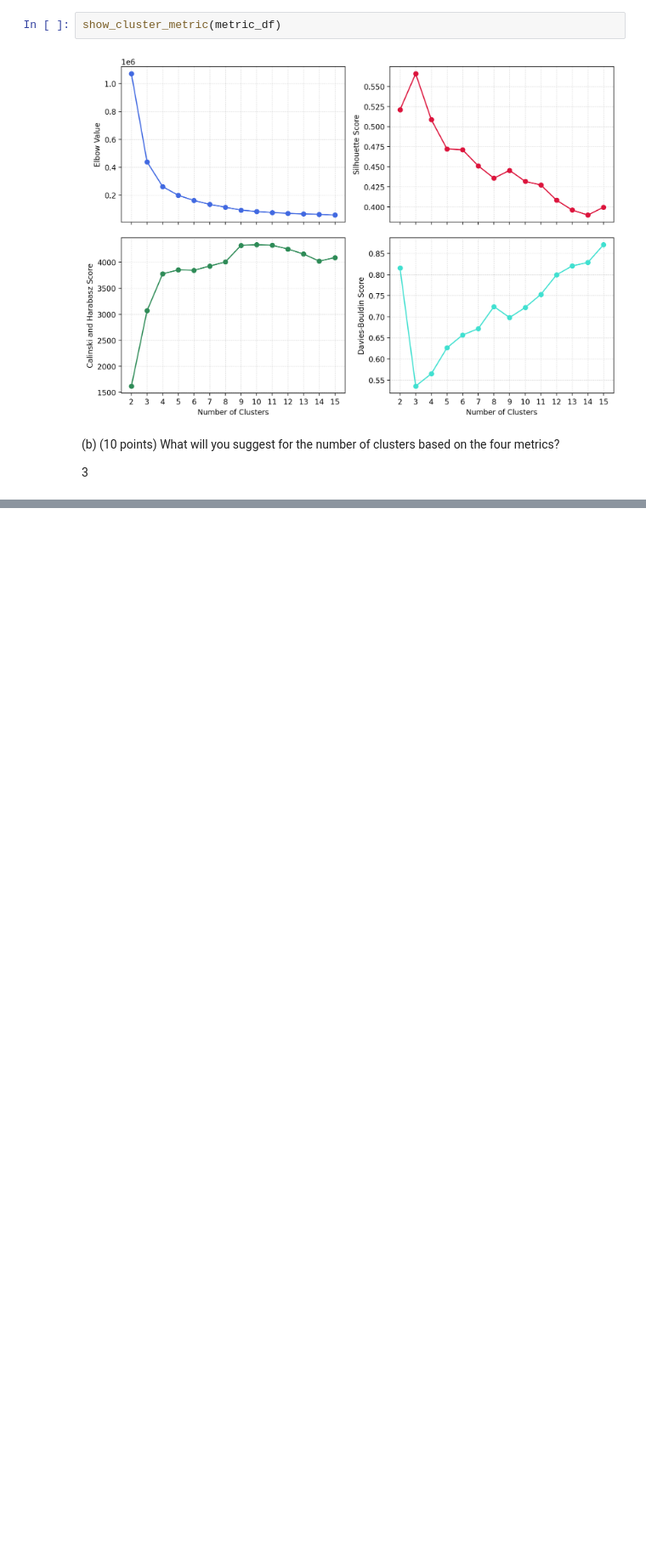
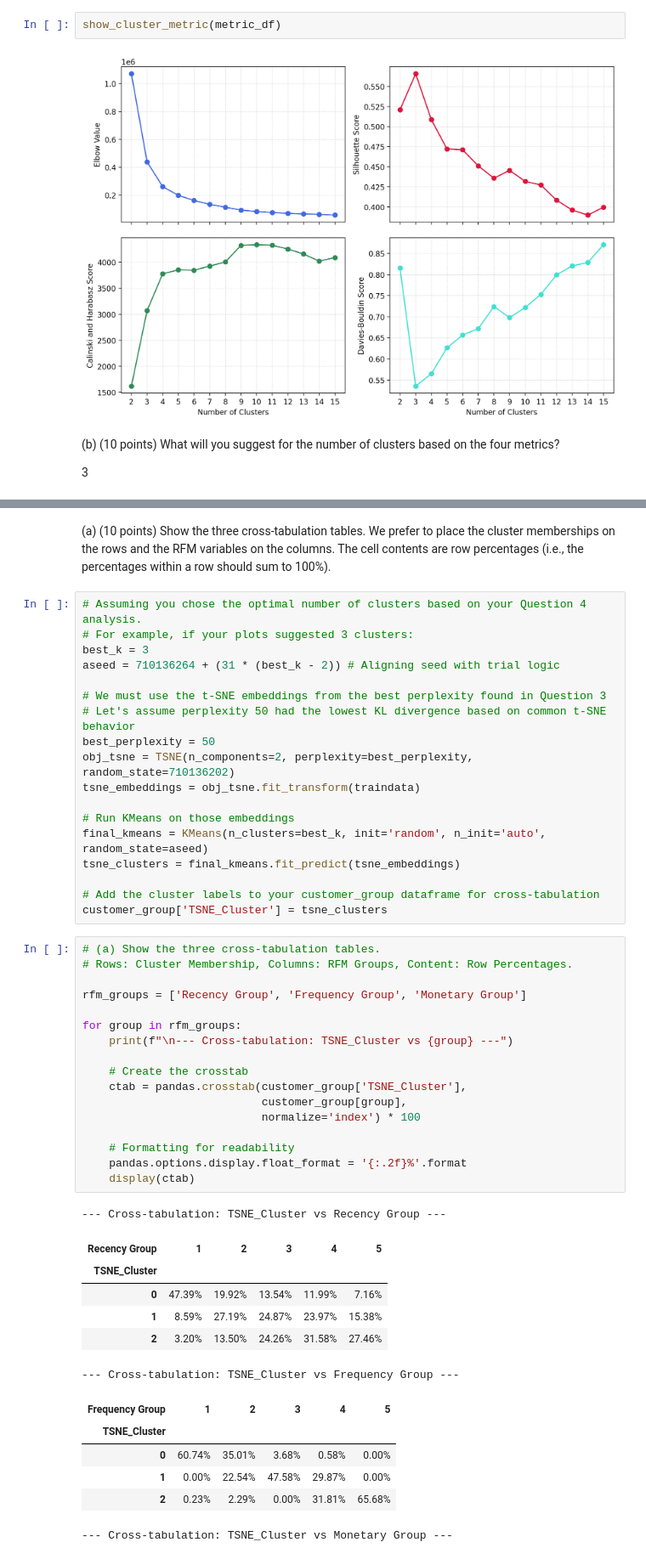
Before and after one commit to lilykendall/adsp31017, a Jupyter notebook: assignment2.ipynb, the cells around one changed output, grey strips where cells are left out. Shown at 85% size. Saved outputs shown, nothing was run; the diff lists cells and outputs as text; blank space fills up the shorter version.

```diff
--- a/assignment2.ipynb
+++ b/assignment2.ipynb
@@ -543,0 +558,53 @@ show_cluster_metric(metric_df)
+# %% [markdown]
+(a) (10 points) Show the three cross-tabulation tables. We prefer to place the cluster memberships on
+the rows and the RFM variables on the columns. The cell contents are row percentages (i.e., the
+percentages within a row should sum to 100%).
+# %%
+# Assuming you chose the optimal number of clusters based on your Question 4 analysis.
+# For example, if your plots suggested 3 clusters:
+best_k = 3
+aseed = 710136264 + (31 * (best_k - 2)) # Aligning seed with trial logic
+
+# We must use the t-SNE embeddings from the best perplexity found in Question 3
+# Let's assume perplexity 50 had the lowest KL divergence based on common t-SNE behavior
+best_perplexity = 50
+obj_tsne = TSNE(n_components=2, perplexity=best_perplexity, random_state=710136202)
+tsne_embeddings = obj_tsne.fit_transform(traindata)
+
+# Run KMeans on those embeddings
+final_kmeans = KMeans(n_clusters=best_k, init='random', n_init='auto', random_state=aseed)
+tsne_clusters = final_kmeans.fit_predict(tsne_embeddings)
+
+# Add the cluster labels to your customer_group dataframe for cross-tabulation
+customer_group['TSNE_Cluster'] = tsne_clusters
+# %%
+# (a) Show the three cross-tabulation tables.
+# Rows: Cluster Membership, Columns: RFM Groups, Content: Row Percentages.
+
+rfm_groups = ['Recency Group', 'Frequency Group', 'Monetary Group']
+
+for group in rfm_groups:
+    print(f"\n--- Cross-tabulation: TSNE_Cluster vs {group} ---")
+
+    # Create the crosstab
+    ctab = pandas.crosstab(customer_group['TSNE_Cluster'],
+                           customer_group[group],
+                           normalize='index') * 100
+
+    # Formatting for readability
+    pandas.options.display.float_format = '{:.2f}%'.format
+    display(ctab)
+# %% [output]
+--- Cross-tabulation: TSNE_Cluster vs Recency Group ---
+| Recency Group | 1 | 2 | 3 | 4 | 5 |
+| TSNE_Cluster |  |  |  |  |  |
+| 0 | 47.39% | 19.92% | 13.54% | 11.99% | 7.16% |
+| 1 | 8.59% | 27.19% | 24.87% | 23.97% | 15.38% |
+| 2 | 3.20% | 13.50% | 24.26% | 31.58% | 27.46% |
+--- Cross-tabulation: TSNE_Cluster vs Frequency Group ---
+| Frequency Group | 1 | 2 | 3 | 4 | 5 |
+| TSNE_Cluster |  |  |  |  |  |
+| 0 | 60.74% | 35.01% | 3.68% | 0.58% | 0.00% |
+| 1 | 0.00% | 22.54% | 47.58% | 29.87% | 0.00% |
+| 2 | 0.23% | 2.29% | 0.00% | 31.81% | 65.68% |
+--- Cross-tabulation: TSNE_Cluster vs Monetary Group ---
```
Also changed, not shown: parts of 10 cells of this notebook, 1 other file.
